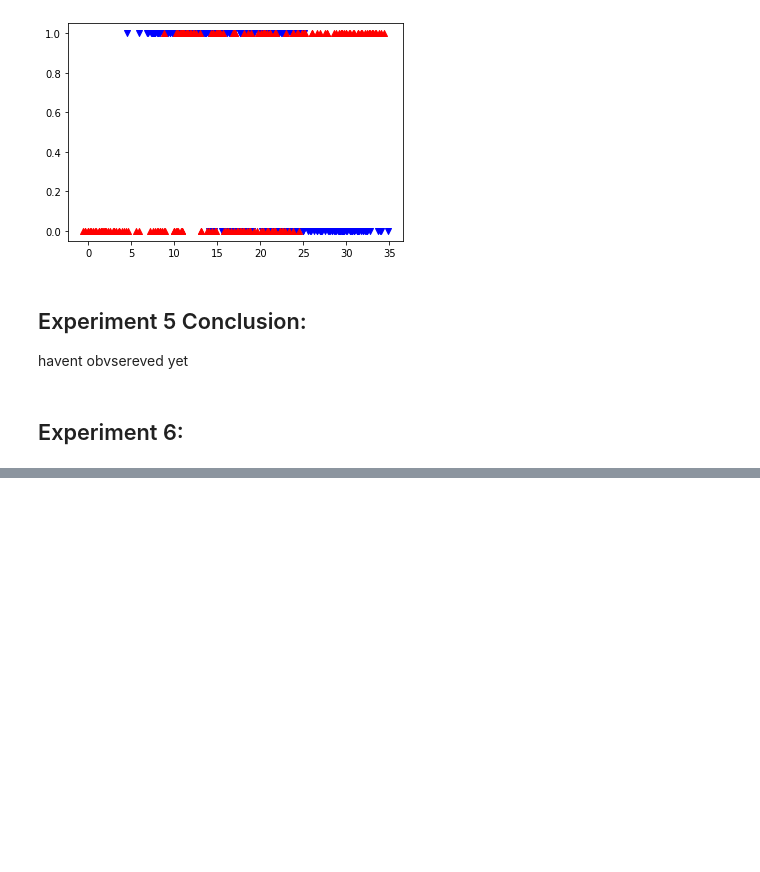
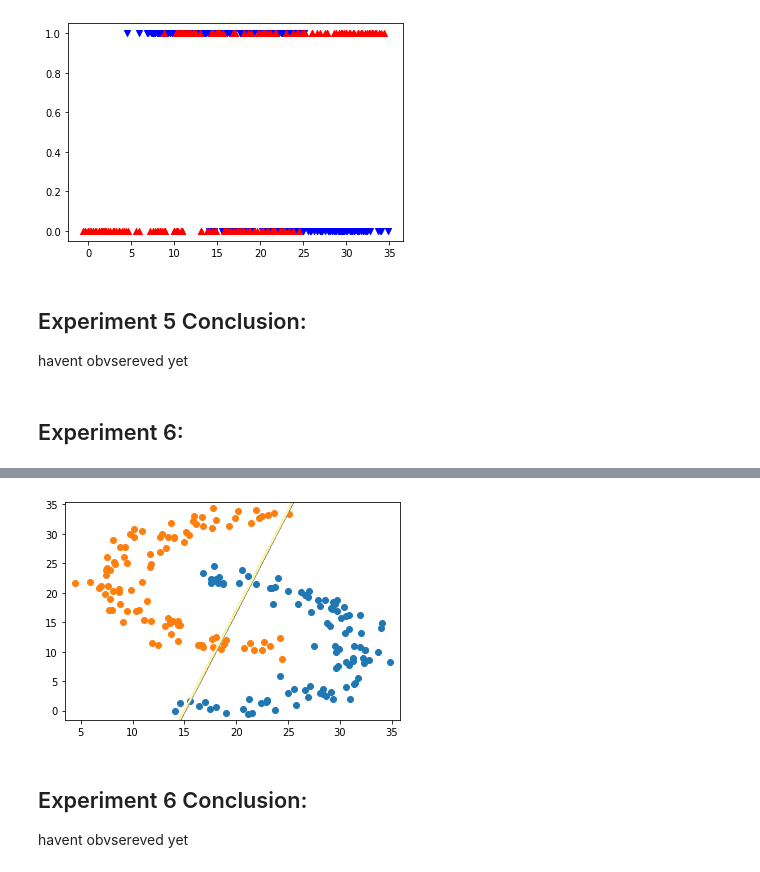
Before and after one commit to connerccook/Classifier-Decision-Boundaries-and-SVM-Kernels, a Jupyter notebook: project4.ipynb, the cells around one changed output, grey strips where cells are left out. Cells and saved outputs as stored; diff of their text form; code cells hidden in the pictures; blank space fills up the shorter version.

Commit message:
Experiment 6 done (?)

```diff
--- a/project4.ipynb
+++ b/project4.ipynb
@@ -221,0 +264,15 @@ for val in range(2):
+# %%
+#  Dataset 3
+df3_grid_lr = LogisticRegression()
+df3_grid_lr.fit(df3_x, df3_y)
+df3_grid_lr_pred = df3_grid_lr.predict(df3_grid)
+df3_zz = df3_grid_lr_pred.reshape(df3_xx.shape)
+plt.contour(df3_xx, df3_yy, df3_zz, cmap='Paired')
+for val in range(2):
+    row_ix = np.where(df3_y == val)[0]
+    plt.scatter(df3_x.take(row_ix).x1, df3_x.take(row_ix).x2, cmap='Paired')
+# %% [output]
+[figure, added]
+# %% [markdown]
+## Experiment 6 Conclusion:
+havent obvsereved yet
```
Also changed, not shown: parts of 2 cells of this notebook.
